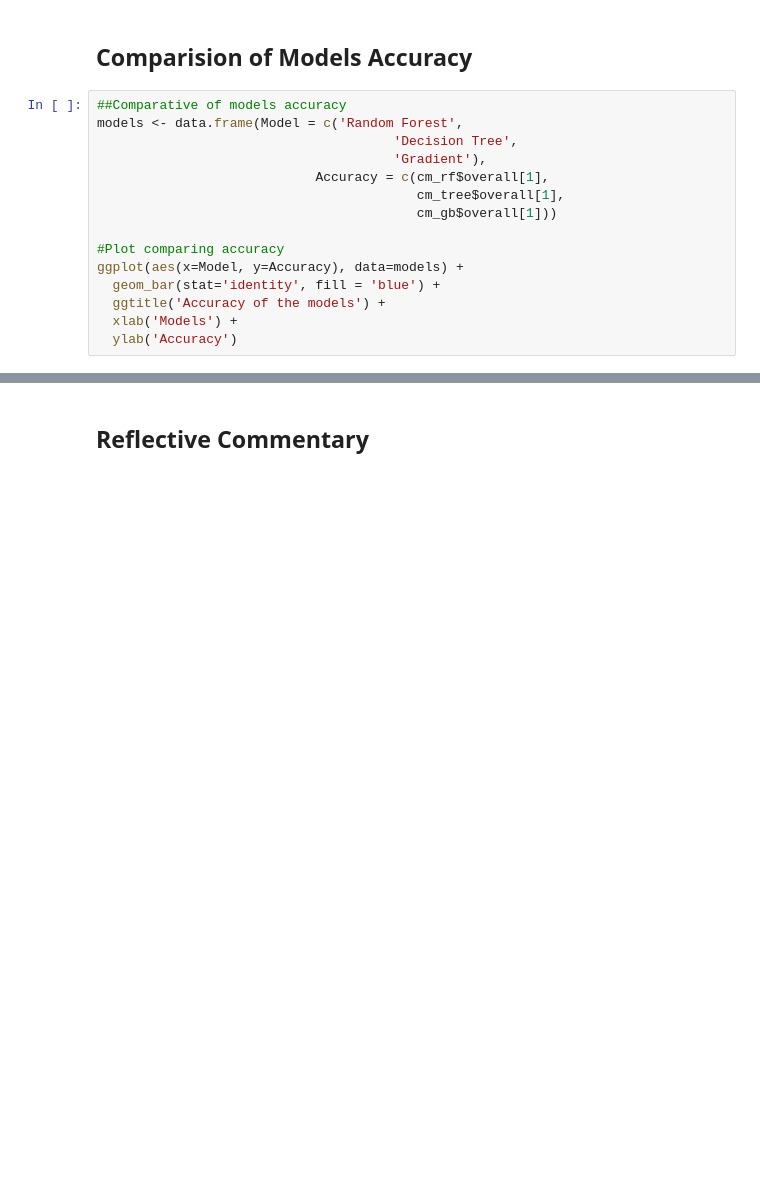
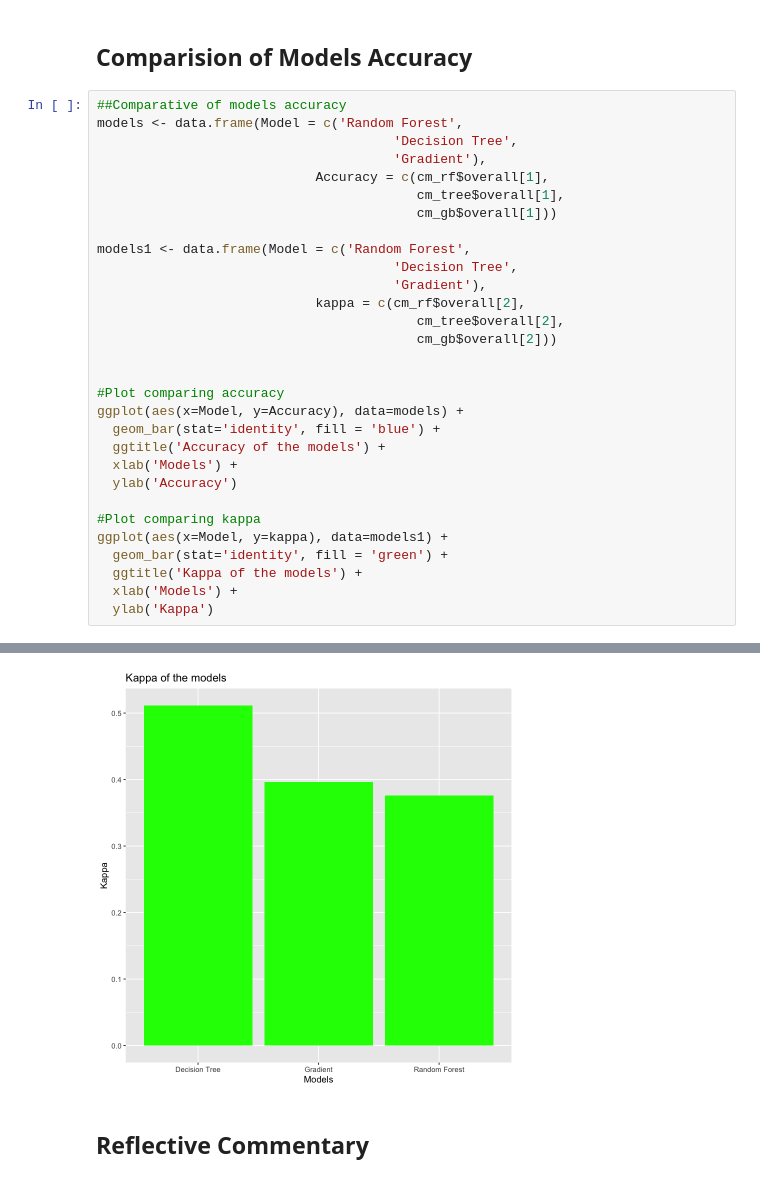
Before and after one commit to jaimerd43/Turnover-in-a-pharmaceutical-company, a Jupyter notebook: Models.ipynb, the cells around one changed output, grey strips where cells are left out. Drawn from its saved outputs; the diff is of its cells as text; blank space fills up the shorter version.

Commit message:
Models using R

```diff
--- a/Models.ipynb
+++ b/Models.ipynb
@@ -270,19 +270,35 @@ Setting direction: controls < cases
 # %%
 ##Comparative of models accuracy
 models <- data.frame(Model = c('Random Forest',
                                       'Decision Tree',
                                       'Gradient'),
                             Accuracy = c(cm_rf$overall[1],
                                          cm_tree$overall[1],
                                          cm_gb$overall[1]))
 
+models1 <- data.frame(Model = c('Random Forest',
+                                      'Decision Tree',
+                                      'Gradient'),
+                            kappa = c(cm_rf$overall[2],
+                                         cm_tree$overall[2],
+                                         cm_gb$overall[2]))
+
+
 #Plot comparing accuracy
 ggplot(aes(x=Model, y=Accuracy), data=models) +
   geom_bar(stat='identity', fill = 'blue') +
   ggtitle('Accuracy of the models') +
   xlab('Models') +
   ylab('Accuracy')
+
+#Plot comparing kappa
+ggplot(aes(x=Model, y=kappa), data=models1) +
+  geom_bar(stat='identity', fill = 'green') +
+  ggtitle('Kappa of the models') +
+  xlab('Models') +
+  ylab('Kappa')
 # %% [output]
 [figure]
+[figure, added]
 # %% [markdown]
 ## Reflective Commentary ##
```
Also changed, not shown: parts of 1 cell of this notebook, 1 other file.
